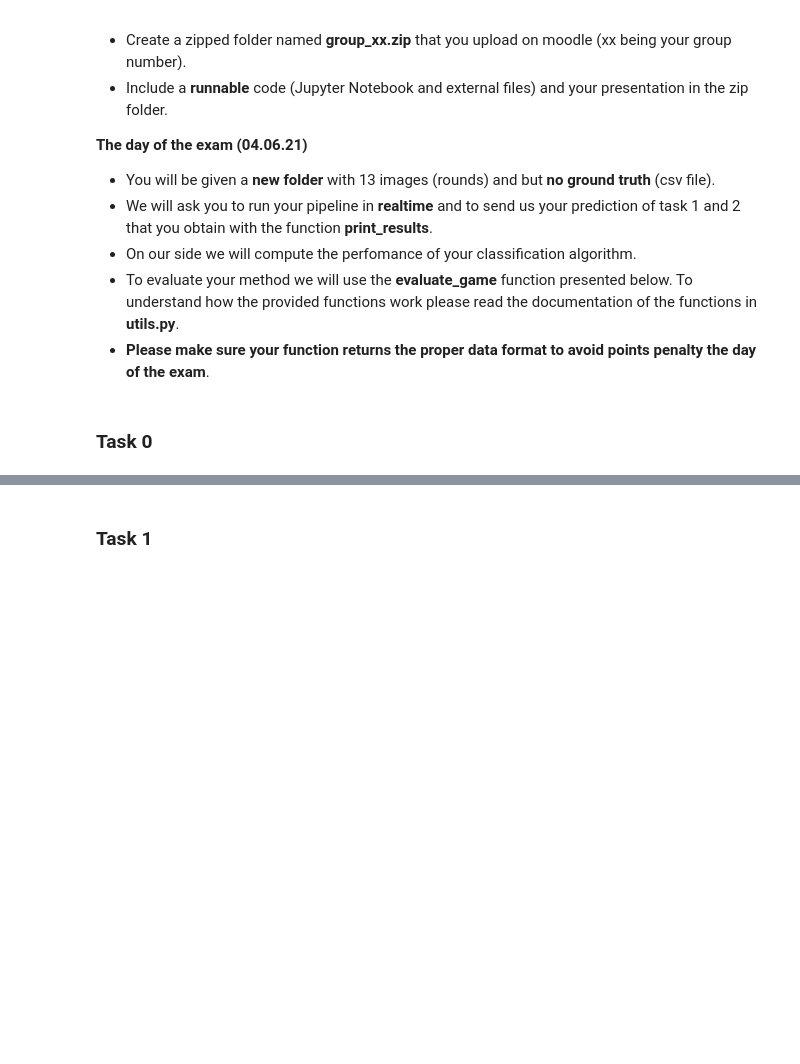
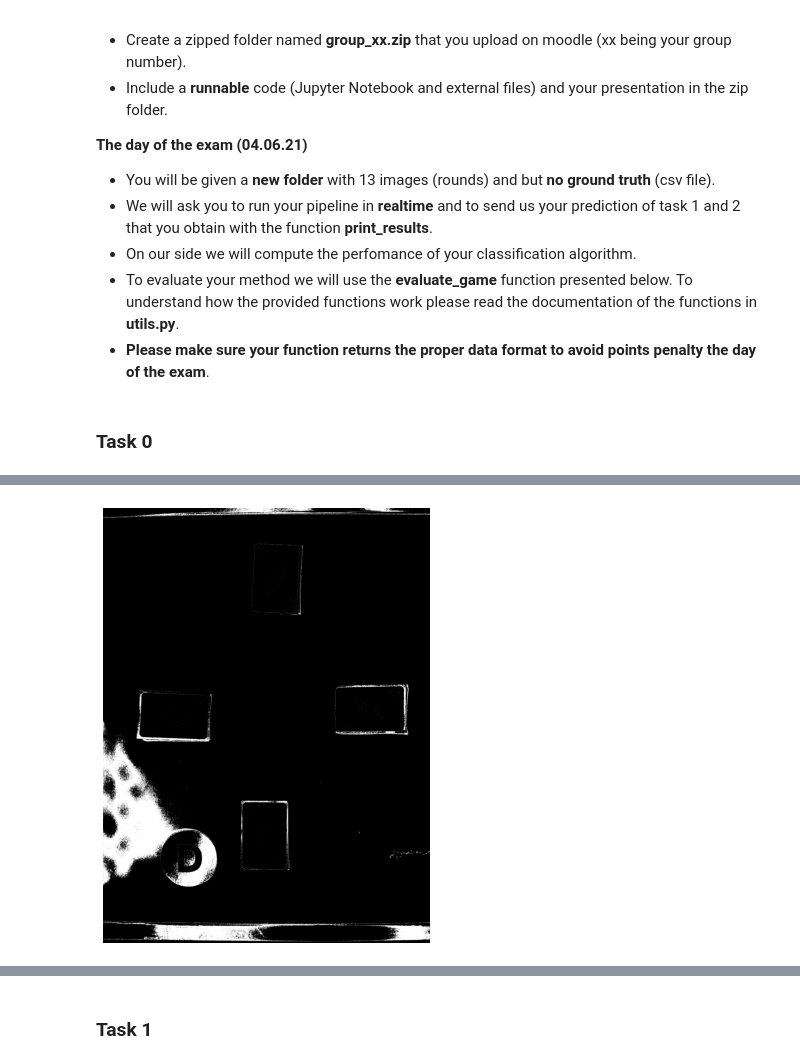
Before and after one commit to Ghalicb/IAPR-squad-lab, a Jupyter notebook: project/project.ipynb, the cells around one changed output, grey strips where cells are left out. Cells and saved outputs as stored; diff of their text form; code cells hidden in the pictures; blank space fills up the shorter version.

```diff
--- a/project/project.ipynb
+++ b/project/project.ipynb
@@ -160,0 +206,10 @@ Your task is to ready yourself for the final evaluation. The day of the exam we
+# %%
+# Apply a threshold to keep only the pixels with an intensity close to the brain
+thresh = cv2.inRange(green_channel, 110, 130)
+
+fig, ax = plt.subplots(1, 1, figsize=(6, 8))
+ax.imshow(thresh, cmap='gray')
+ax.axis('off')
+plt.show()
+# %% [output]
+[figure, added]
```
Also changed, not shown: parts of 14 cells of this notebook.
